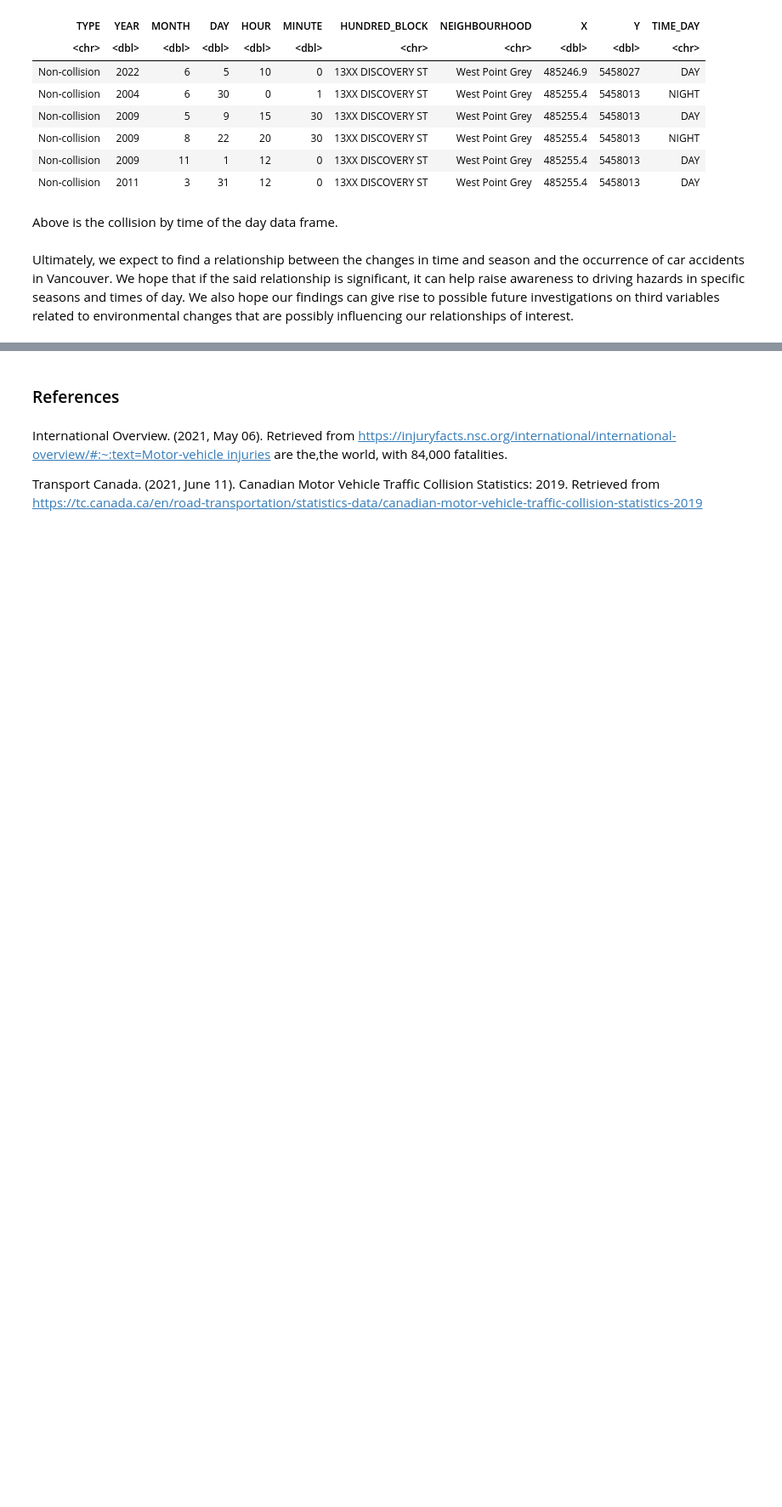
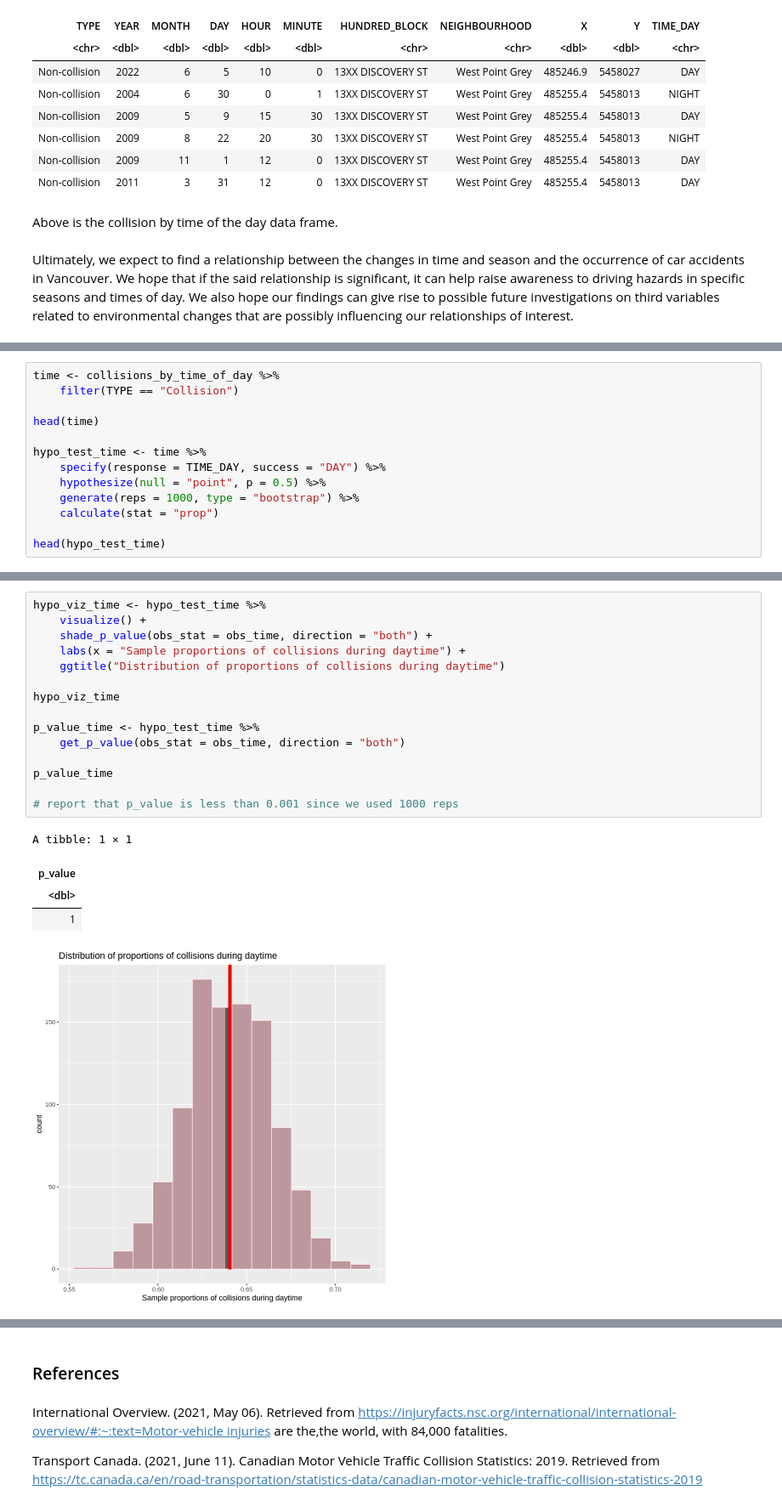
Before and after one commit to bernie-leung/STAT-201-group20newrepo, a Jupyter notebook: Project_proposal.ipynb, the cells around one changed output, grey strips where cells are left out. Shown at 85% size. Cells and saved outputs as stored; diff of their text form; blank space fills up the shorter version.

```diff
--- a/Project_proposal.ipynb
+++ b/Project_proposal.ipynb
@@ -298,0 +334,13 @@ Ultimately, we expect to find a relationship between the changes in time and sea
+# %%
+time <- collisions_by_time_of_day %>%
+    filter(TYPE == "Collision")
+
+head(time)
+
+hypo_test_time <- time %>%
+    specify(response = TIME_DAY, success = "DAY") %>%
+    hypothesize(null = "point", p = 0.5) %>%
+    generate(reps = 1000, type = "bootstrap") %>%
+    calculate(stat = "prop")
+
+head(hypo_test_time)
@@ -298,0 +403,21 @@ Ultimately, we expect to find a relationship between the changes in time and sea
+# %%
+hypo_viz_time <- hypo_test_time %>%
+    visualize() +
+    shade_p_value(obs_stat = obs_time, direction = "both") +
+    labs(x = "Sample proportions of collisions during daytime") +
+    ggtitle("Distribution of proportions of collisions during daytime")
+
+hypo_viz_time
+
+p_value_time <- hypo_test_time %>%
+    get_p_value(obs_stat = obs_time, direction = "both")
+
+p_value_time
+
+# report that p_value is less than 0.001 since we used 1000 reps
+# %% [output]
+A tibble: 1 × 1
+| p_value |
+| <dbl> |
+| 1 |
+[figure, added]
```
Also changed, not shown: parts of 11 cells of this notebook.
